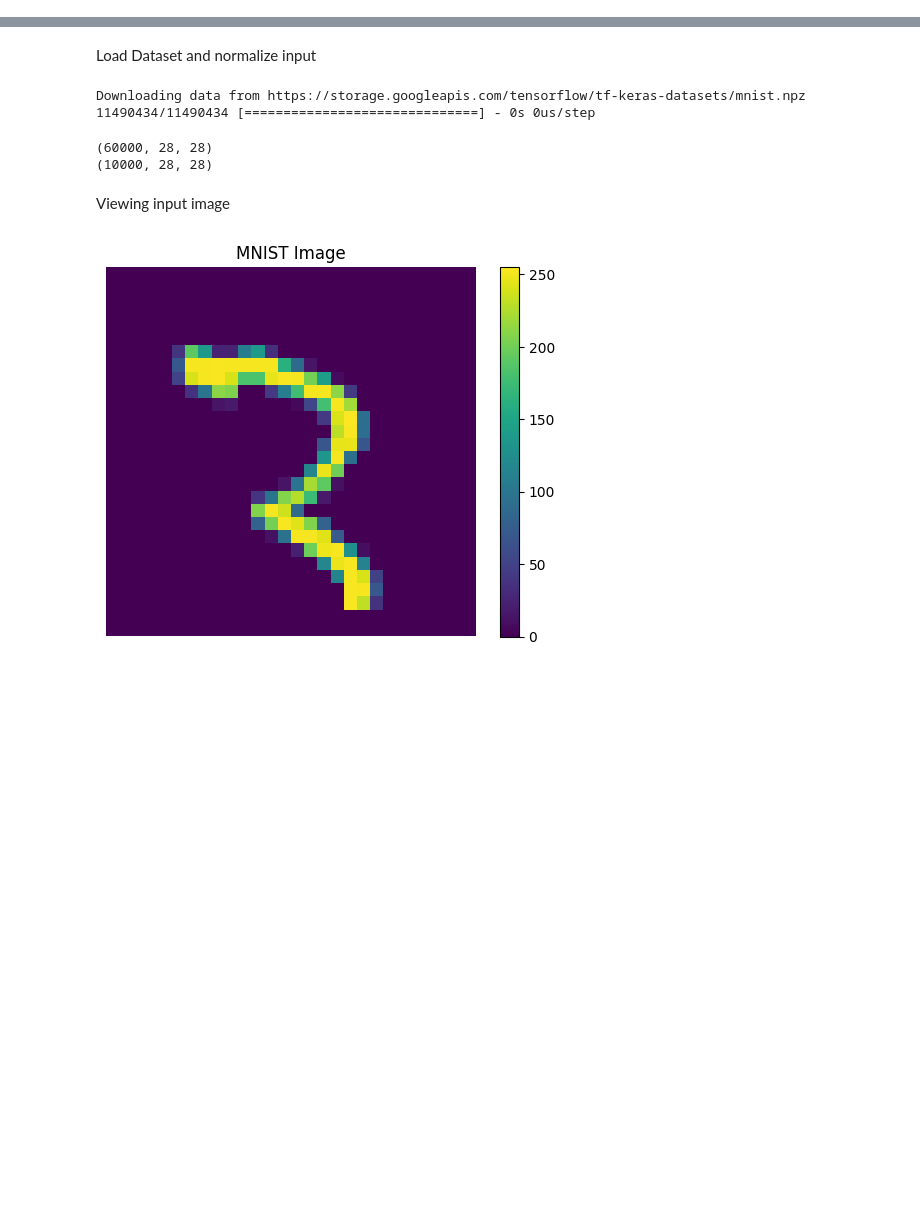
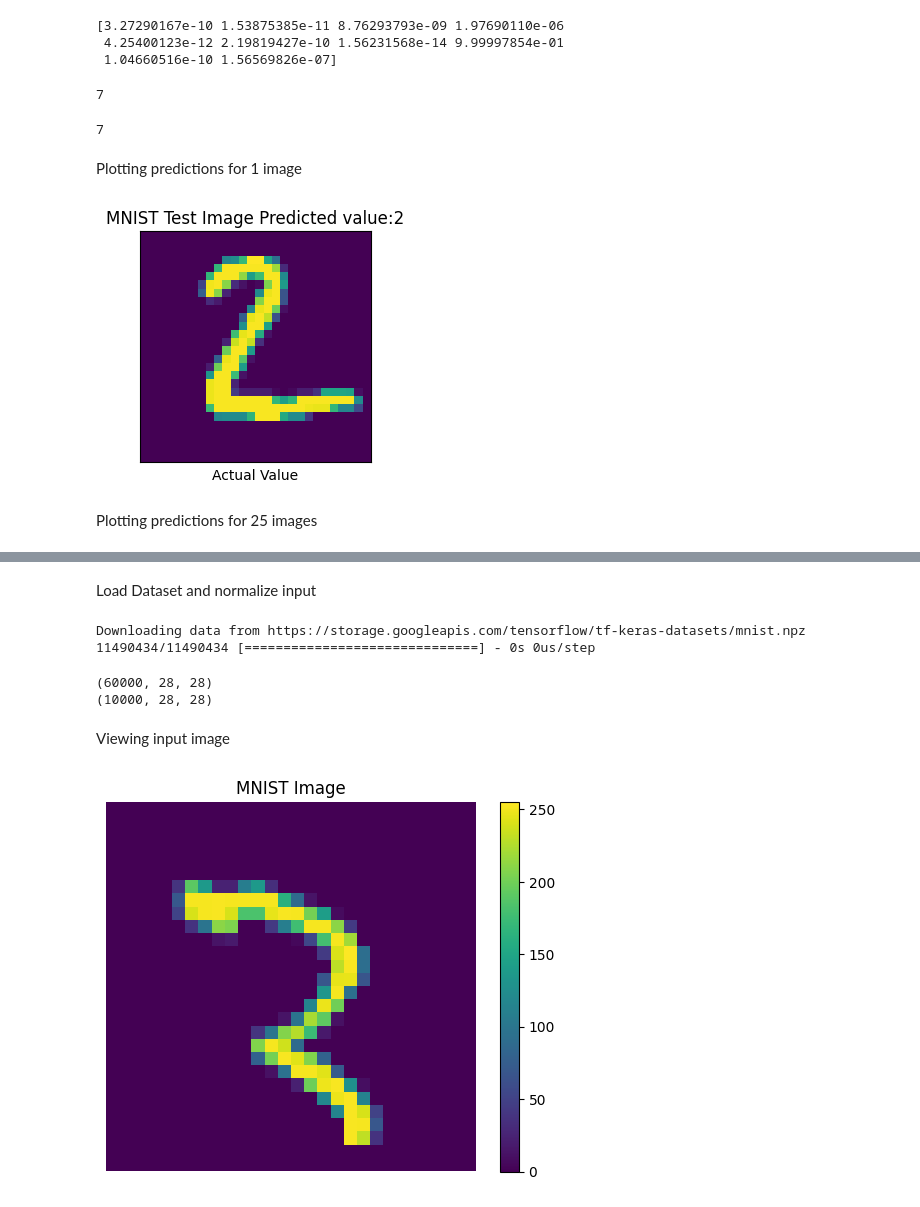
Before and after one commit to srumangala/Deep_learning, a Jupyter notebook: MNIST3.ipynb, the cells around one changed output, grey strips where cells are left out. Saved outputs shown, nothing was run; the diff lists cells and outputs as text; code cells hidden in the pictures; blank space fills up the shorter version.

```diff
--- a/MNIST3.ipynb
+++ b/MNIST3.ipynb
@@ -2,0 +135,2 @@
+# %%
+x_predict=model.predict(x_test) # set of predicted values
@@ -2,0 +139,27 @@
+# %%
+print(x_predict[0]) # probability for all classes
+np.argmax(x_predict[0]) # max probability index
+# %% [output]
+[3.27290167e-10 1.53875385e-11 8.76293793e-09 1.97690110e-06
+ 4.25400123e-12 2.19819427e-10 1.56231568e-14 9.99997854e-01
+ 1.04660516e-10 1.56569826e-07]
+7
+# %%
+y_test[0] # testing actual results
+# %% [output]
+7
+# %% [markdown]
+Plotting predictions for 1 image
+# %%
+i=1
+plt.figure(figsize=(3, 3))
+plt.imshow(x_test[i])
+plt.title('MNIST Test Image Predicted value:'+str((tf.argmax(x_predict[i]).numpy())))
+plt.xticks([])
+plt.yticks([])
+plt.xlabel('Actual Value')
+plt.show()
+# %% [output]
+[figure, added]
+# %% [markdown]
+Plotting predictions for 25 images
```
Also changed, not shown: parts of 57 cells of this notebook.
